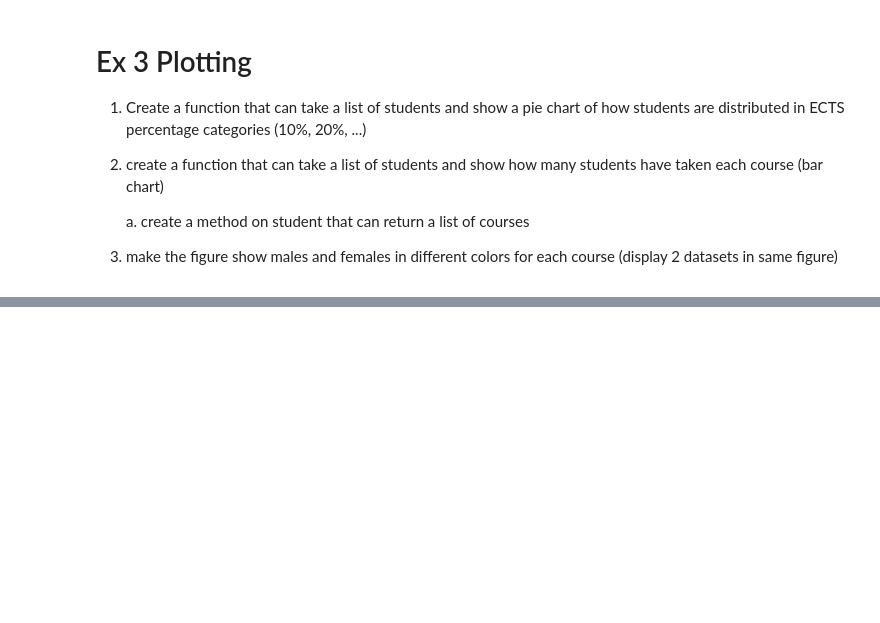
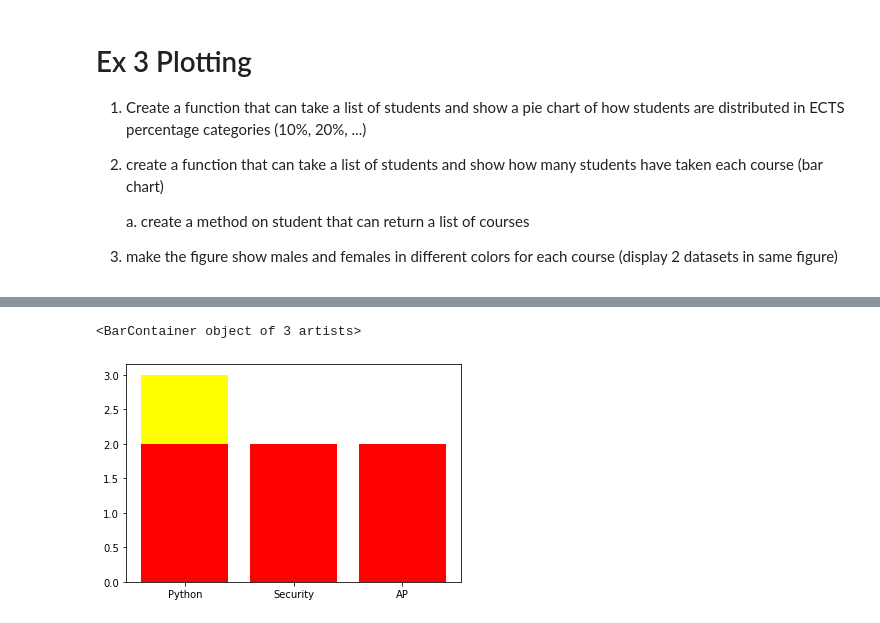
Before and after one commit to AndreasVikke-School/CPH-Business-Python, a Jupyter notebook: Week3/Week Exercise/Week3-Ex1.ipynb, the cells around one changed output, grey strips where cells are left out. Cells and saved outputs as stored; diff of their text form; code cells hidden in the pictures; blank space fills up the shorter version.

```diff
--- a/Week3/Week Exercise/Week3-Ex1.ipynb
+++ b/Week3/Week Exercise/Week3-Ex1.ipynb
@@ -244,0 +250,19 @@ plt.pie(sizes, labels=labels, colors=colors, autopct='%1.1f%%', shadow=True)
+# %%
+maleCourses = {}
+femaleCourses = {}
+for student in students:
+    for course in students[student].get_courses():
+        if(students[student].gender == 'male'):
+            maleCourses[course.name] = maleCourses.get(course.name, 0) + 1
+        else:
+            femaleCourses[course.name] = femaleCourses.get(course.name, 0) + 1
+
+y_bar = maleCourses.keys()
+x_bar1 = maleCourses.values()
+x_bar2 = femaleCourses.values()
+
+plt.bar(y_bar, x_bar1 if len(x_bar1) > len(x_bar2) else x_bar2, align='center', color='yellow')
+plt.bar(y_bar, x_bar2 if len(x_bar2) < len(x_bar2) else x_bar1, align='center', color='red')
+# %% [output]
+<BarContainer object of 3 artists>
+[figure, added]
```
Also changed, not shown: parts of 7 cells of this notebook, 1 other file.
